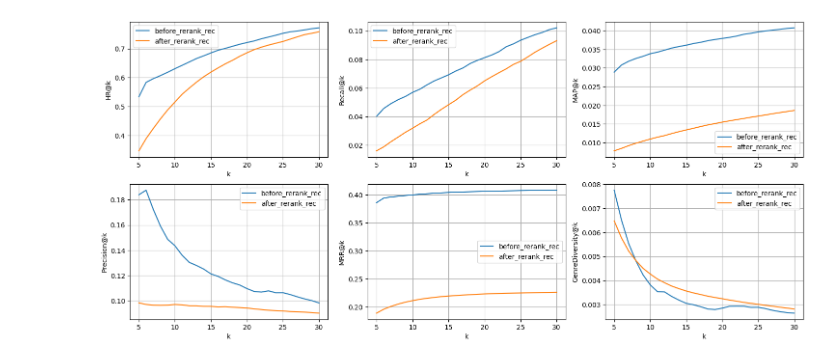
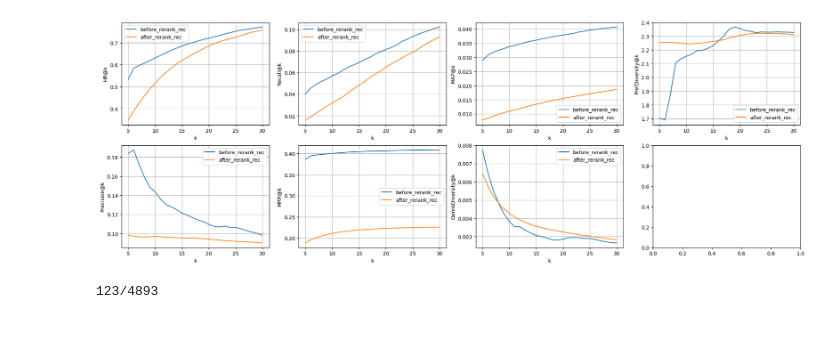
Before and after one commit to tishii2479/my-master-project, a Jupyter notebook: notebook/f.ipynb, the cells around one changed output. Cells and saved outputs as stored; diff of their text form; code cells hidden in the pictures; blank space fills up the shorter version.

```diff
--- a/notebook/f.ipynb
+++ b/notebook/f.ipynb
@@ -122,15 +89,57 @@ df = pd.concat(
+# %%
+metrics = [
+    ("HR", calc_hit_ratio),
+    ("Precision", calc_precision),
+    ("Recall", calc_recall),
+    ("MRR", calc_mrr),
+    ("MAP", calc_map),
+    ("GenreDiversity", calc_genre_diversity),
+    ("GenreDiversity2", calc_genre_diversity2),
+    ("PrefDiversity", calc_pref_diversity),
+]
+
+ks = list(range(5, 31))
+recs = ["before_rerank_rec", "after_rerank_rec"]
+
+
+df = pd.concat(
+    [
+        df,
+        pd.concat(
+            [
+                df.apply(
+                    lambda row: metric_fn(row["target_items"], row[rec], k),
+                    axis=1,
+                ).rename(f"{rec}_{metric_name}@{k}")
+                for metric_name, metric_fn in metrics
+                for k in tqdm(ks)
+                for rec in recs
+            ],
+            axis=1,
+        ),
+    ],
+    axis=1,
+)
 # %%
-fig, axes = plt.subplots(nrows=2, ncols=3, figsize=(18, 8))
+fig, axes = plt.subplots(nrows=2, ncols=4, figsize=(24, 8))
 
 for i, (metric_name, _) in enumerate(metrics):
     for rec in recs:
         metric_values = [df[f"{rec}_{metric_name}@{k}"].mean() for k in ks]
         axes[i % 2, i // 2].plot(ks, metric_values, label=rec)
     axes[i % 2, i // 2].set_xlabel("k")
     axes[i % 2, i // 2].set_ylabel(f"{metric_name}@k")
     axes[i % 2, i // 2].grid()
     axes[i % 2, i // 2].legend()
 
 plt.show()
 # %% [output]
-[figure, old version]
+[figure, new version]
+# %%
+st = set()
+for v in df["before_rerank_rec"]:
+    for e in v:
+        st.add(e)
+print(f"{len(st)}/{len(df)}")
+# %% [output]
+123/4893
```
Also changed, not shown: parts of 3 cells of this notebook, 3 other files.
